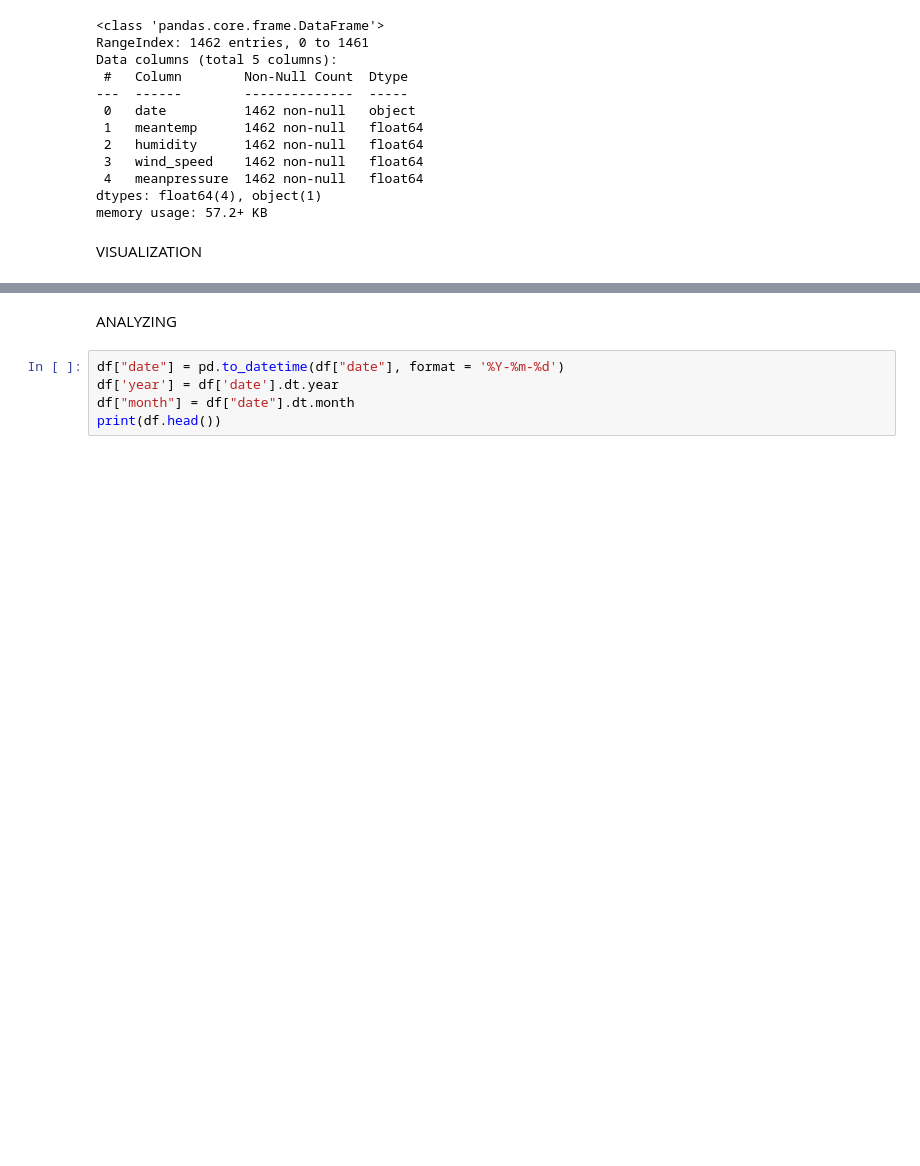
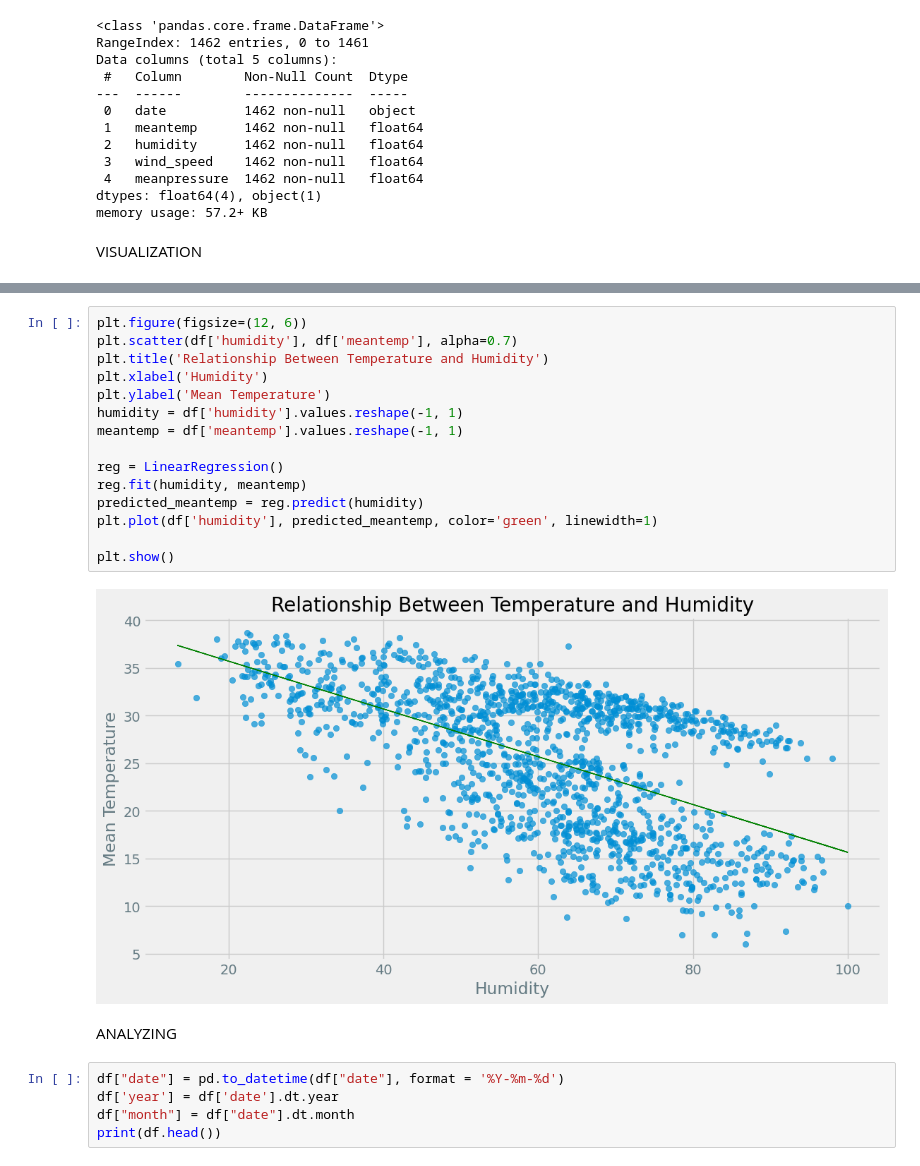
Before and after one commit to tranvietcuong03/weather_forecasting, a Jupyter notebook: main.ipynb, the cells around one changed output, grey strips where cells are left out. Cells and saved outputs as stored; diff of their text form; blank space fills up the shorter version.

```diff
--- a/main.ipynb
+++ b/main.ipynb
@@ -66,3 +81,20 @@ fg.show()
+# %%
+plt.figure(figsize=(12, 6))
+plt.scatter(df['humidity'], df['meantemp'], alpha=0.7)
+plt.title('Relationship Between Temperature and Humidity')
+plt.xlabel('Humidity')
+plt.ylabel('Mean Temperature')
+humidity = df['humidity'].values.reshape(-1, 1)
+meantemp = df['meantemp'].values.reshape(-1, 1)
+
+reg = LinearRegression()
+reg.fit(humidity, meantemp)
+predicted_meantemp = reg.predict(humidity)
+plt.plot(df['humidity'], predicted_meantemp, color='green', linewidth=1)
+
+plt.show()
+# %% [output]
+[figure, added]
 # %% [markdown]
 ANALYZING
 # %%
```
Also changed, not shown: parts of 8 cells of this notebook.
